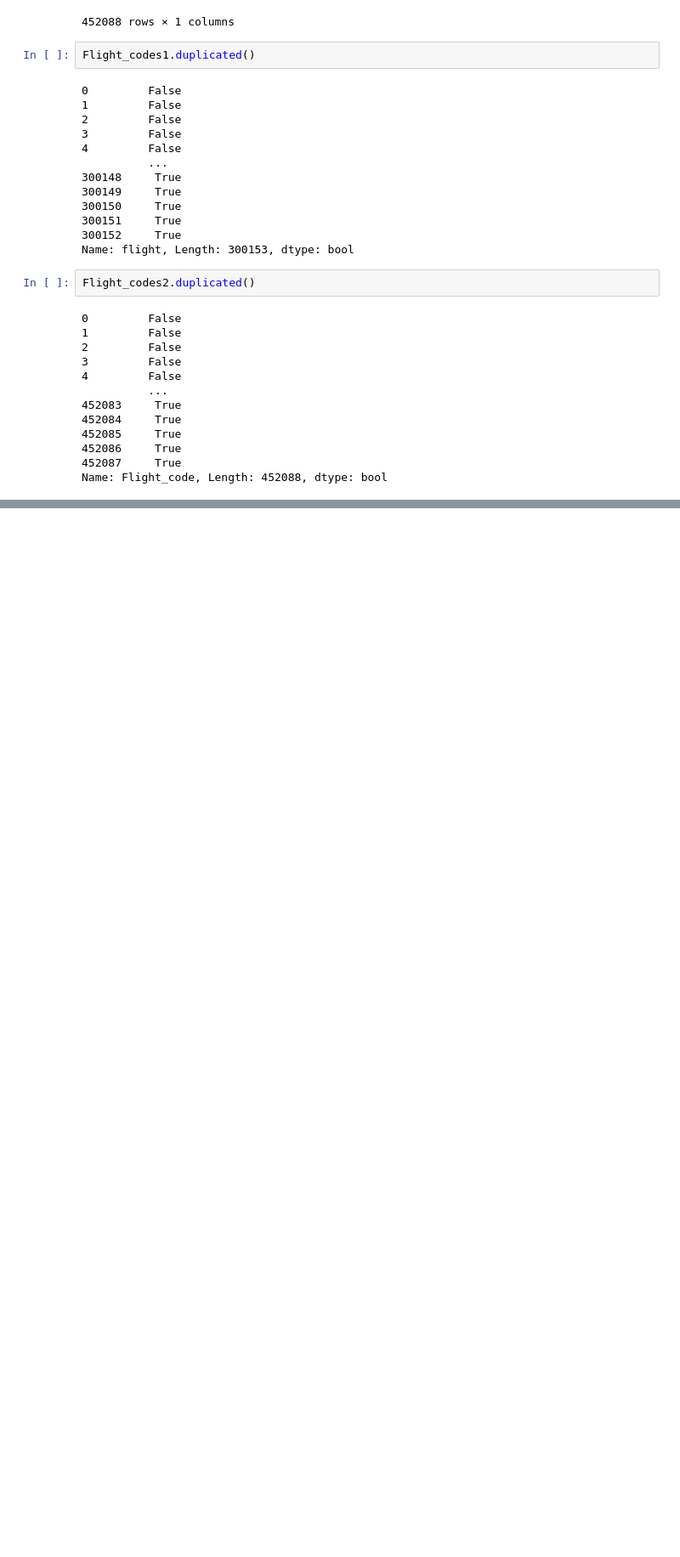
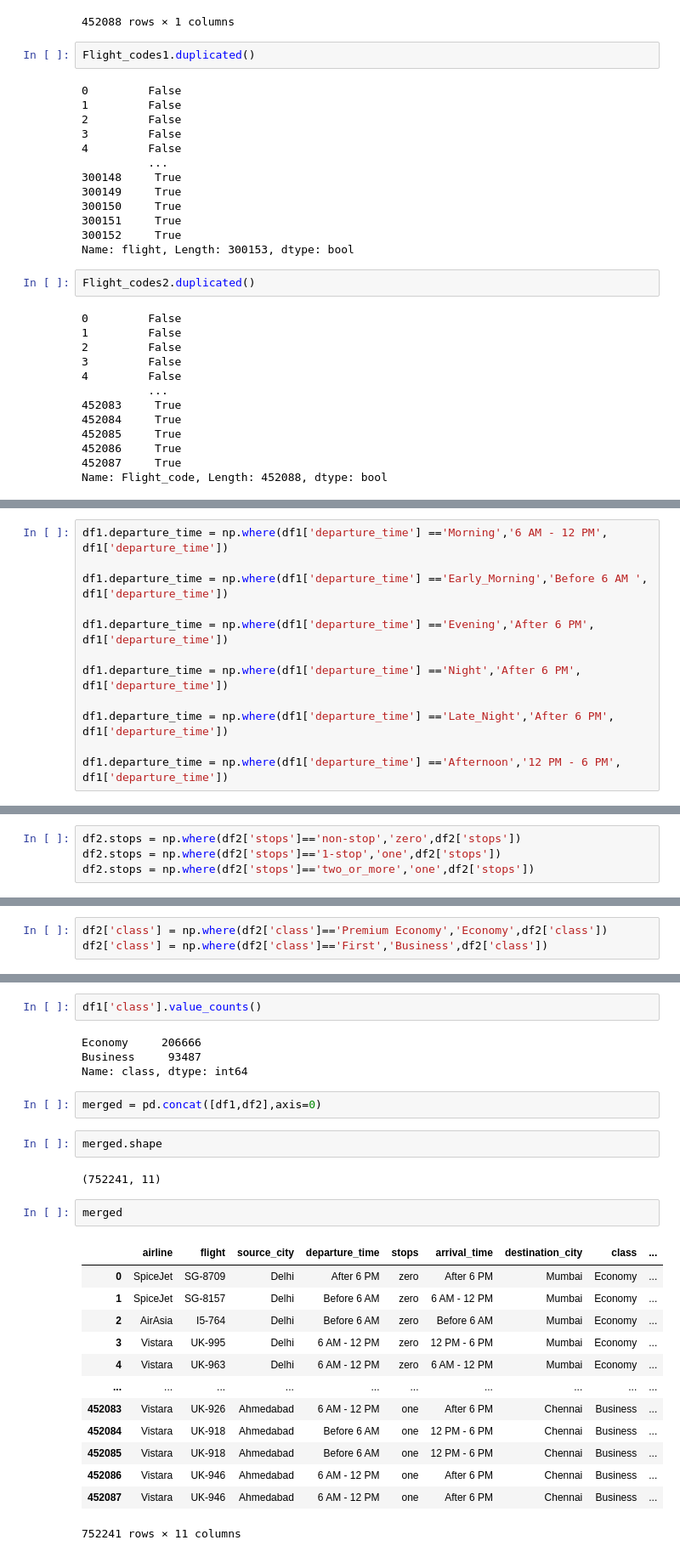
Before and after one commit to Hrishikesh-tonge/Flight-Price-Analysis-and-Prediction, a Jupyter notebook: FPP.ipynb, the cells around one changed output, grey strips where cells are left out. Shown: that part at 85% size. Saved outputs shown, nothing was run; the diff lists cells and outputs as text; blank space fills up the shorter version.

```diff
--- a/FPP.ipynb
+++ b/FPP.ipynb
@@ -148,0 +268,12 @@ Name: Flight_code, Length: 452088, dtype: bool
+# %%
+df1.departure_time = np.where(df1['departure_time'] =='Morning','6 AM - 12 PM', df1['departure_time'])
+
+df1.departure_time = np.where(df1['departure_time'] =='Early_Morning','Before 6 AM ', df1['departure_time'])
+
+df1.departure_time = np.where(df1['departure_time'] =='Evening','After 6 PM', df1['departure_time'])
+
+df1.departure_time = np.where(df1['departure_time'] =='Night','After 6 PM', df1['departure_time'])
+
+df1.departure_time = np.where(df1['departure_time'] =='Late_Night','After 6 PM', df1['departure_time'])
+
+df1.departure_time = np.where(df1['departure_time'] =='Afternoon','12 PM - 6 PM', df1['departure_time'])
@@ -148,0 +310,4 @@ Name: Flight_code, Length: 452088, dtype: bool
+# %%
+df2.stops = np.where(df2['stops']=='non-stop','zero',df2['stops'])
+df2.stops = np.where(df2['stops']=='1-stop','one',df2['stops'])
+df2.stops = np.where(df2['stops']=='two_or_more','one',df2['stops'])
@@ -148,0 +328,3 @@ Name: Flight_code, Length: 452088, dtype: bool
+# %%
+df2['class'] = np.where(df2['class']=='Premium Economy','Economy',df2['class'])
+df2['class'] = np.where(df2['class']=='First','Business',df2['class'])
@@ -148,0 +337,28 @@ Name: Flight_code, Length: 452088, dtype: bool
+# %%
+df1['class'].value_counts()
+# %% [output]
+Economy     206666
+Business     93487
+Name: class, dtype: int64
+# %%
+merged = pd.concat([df1,df2],axis=0)
+# %%
+merged.shape
+# %% [output]
+(752241, 11)
+# %%
+merged
+# %% [output]
+|  | airline | flight | source_city | departure_time | stops | arrival_time | destination_city | class | ... |
+| 0 | SpiceJet | SG-8709 | Delhi | After 6 PM | zero | After 6 PM | Mumbai | Economy | ... |
+| 1 | SpiceJet | SG-8157 | Delhi | Before 6 AM | zero | 6 AM - 12 PM | Mumbai | Economy | ... |
+| 2 | AirAsia | I5-764 | Delhi | Before 6 AM | zero | Before 6 AM | Mumbai | Economy | ... |
+| 3 | Vistara | UK-995 | Delhi | 6 AM - 12 PM | zero | 12 PM - 6 PM | Mumbai | Economy | ... |
+| 4 | Vistara | UK-963 | Delhi | 6 AM - 12 PM | zero | 6 AM - 12 PM | Mumbai | Economy | ... |
+| ... | ... | ... | ... | ... | ... | ... | ... | ... | ... |
+| 452083 | Vistara | UK-926 | Ahmedabad | 6 AM - 12 PM | one | After 6 PM | Chennai | Business | ... |
+| 452084 | Vistara | UK-918 | Ahmedabad | Before 6 AM | one | 12 PM - 6 PM | Chennai | Business | ... |
+| 452085 | Vistara | UK-918 | Ahmedabad | Before 6 AM | one | 12 PM - 6 PM | Chennai | Business | ... |
+| 452086 | Vistara | UK-946 | Ahmedabad | 6 AM - 12 PM | one | After 6 PM | Chennai | Business | ... |
+| 452087 | Vistara | UK-946 | Ahmedabad | 6 AM - 12 PM | one | After 6 PM | Chennai | Business | ... |
+752241 rows × 11 columns
```
Also changed, not shown: parts of 23 cells of this notebook.
